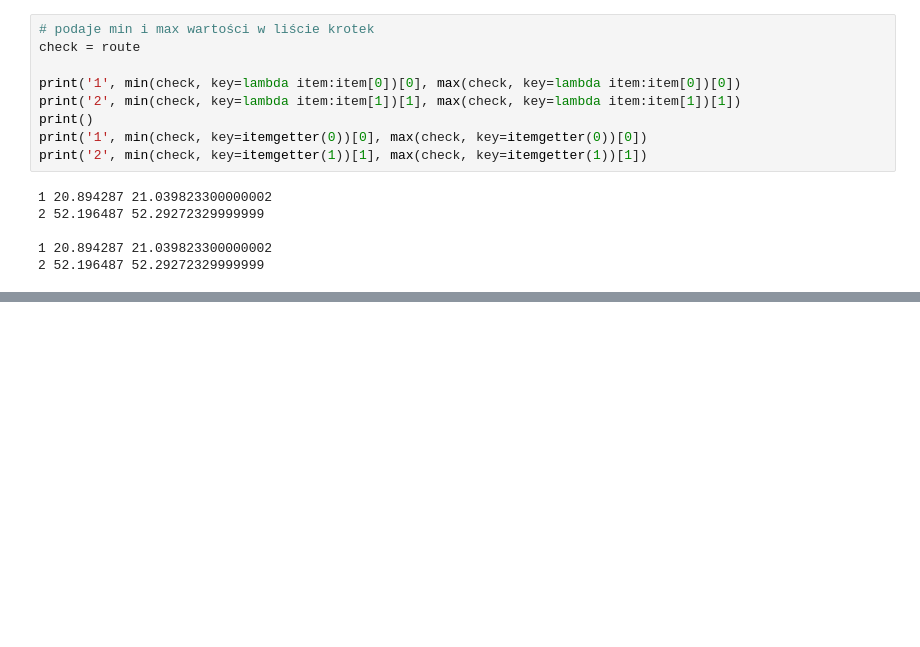
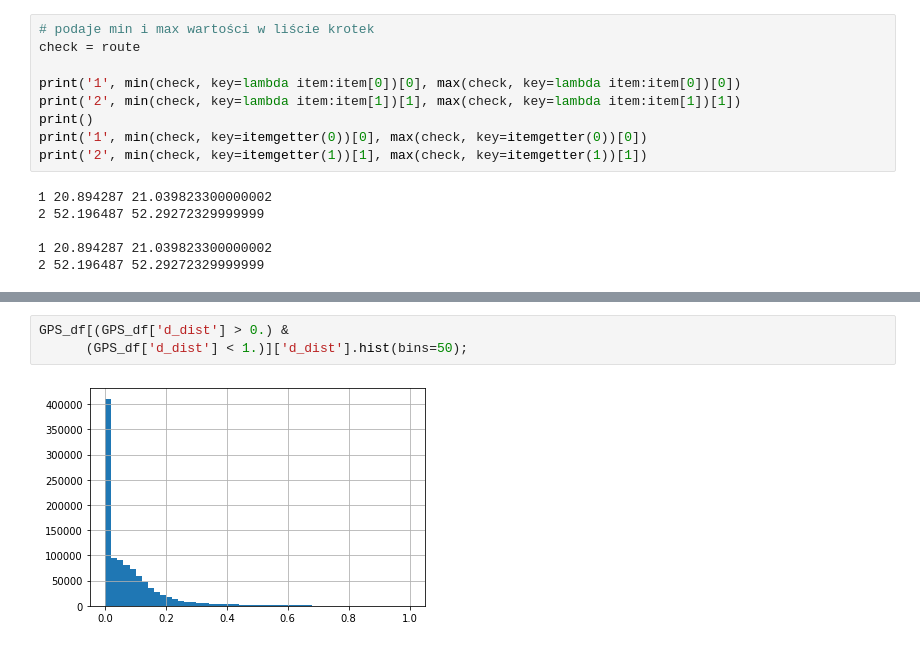
Before and after one commit to ronaldexim/public_transport, a Jupyter notebook: dataGPS_FE_2.ipynb, the cells around one changed output, grey strips where cells are left out. Cells and saved outputs as stored; diff of their text form; blank space fills up the shorter version.

```diff
--- a/dataGPS_FE_2.ipynb
+++ b/dataGPS_FE_2.ipynb
@@ -553,0 +559,5 @@ print('2', min(check, key=itemgetter(1))[1], max(check, key=itemgetter(1))[1])
+# %%
+GPS_df[(GPS_df['d_dist'] > 0.) &
+      (GPS_df['d_dist'] < 1.)]['d_dist'].hist(bins=50);
+# %% [output]
+[figure, added]
```
Also changed, not shown: parts of 6 cells of this notebook.
